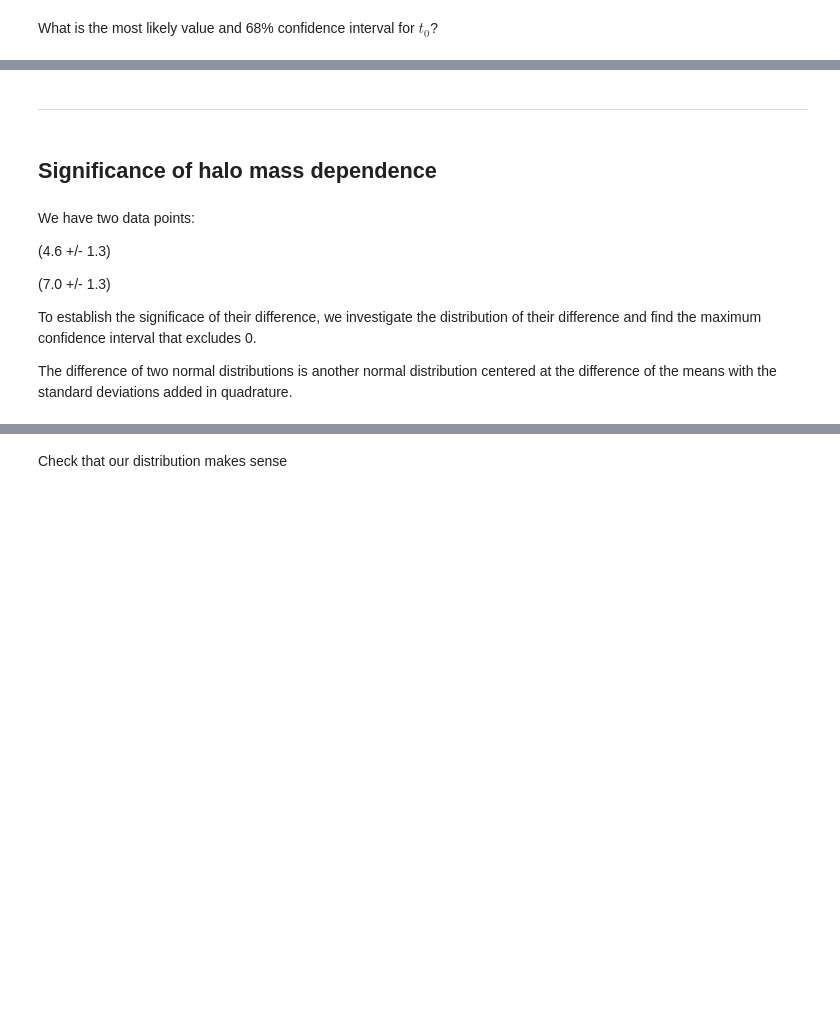
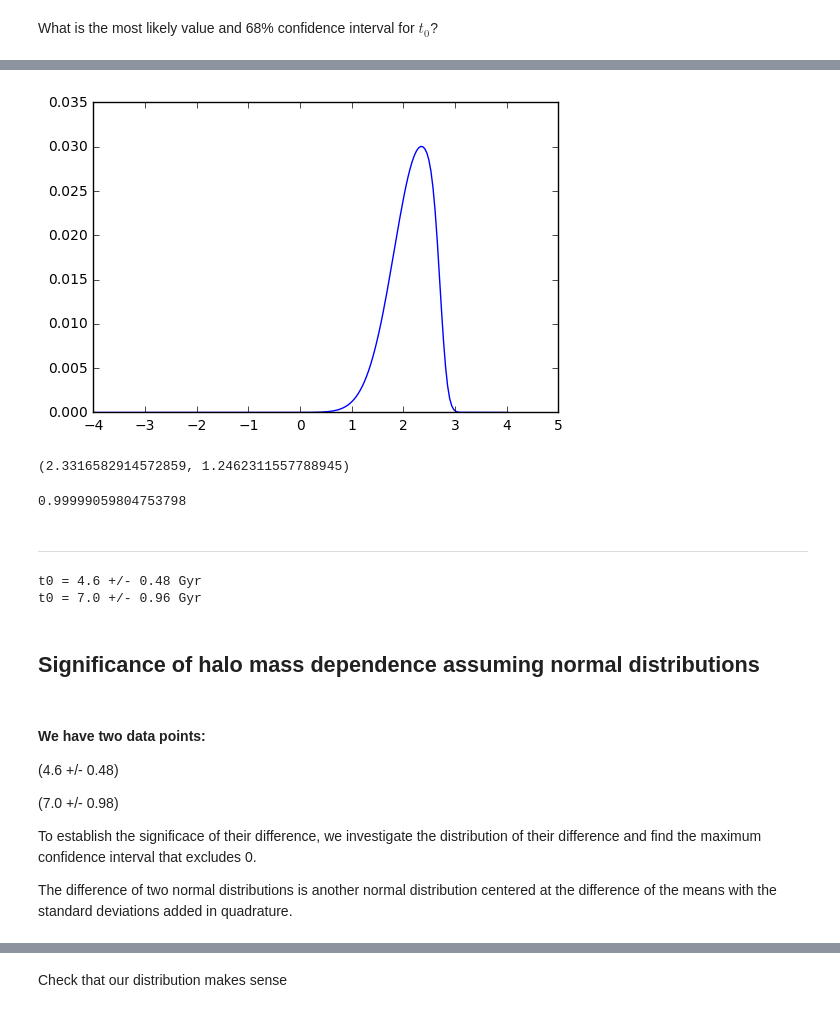
Before and after one commit to scrudgey/tq-bayes, a Jupyter notebook: halo mass dependence significance calculation.ipynb, the cells around one changed output, grey strips where cells are left out. Saved outputs shown, nothing was run; the diff lists cells and outputs as text; code cells hidden in the pictures; blank space fills up the shorter version.

```diff
--- a/halo mass dependence significance calculation.ipynb
+++ b/halo mass dependence significance calculation.ipynb
@@ -158,0 +144,21 @@ interval(ptg, t)
+# %%
+
+
+def conf_interval(prob, x, lev=0.68):
+    sprob = np.sort(prob)[::-1]
+    prob_inds = prob.argsort()
+    i = prob_inds[::-1]
+    xs = x[i]
+    delt = 0
+    while sum(sprob[0:delt]) < .68:
+        delt += 1
+    high = max(xs[delt], xs[delt-1])
+    low = min(xs[delt], xs[delt-1])
+    return xs[0], high-low
+
+def interval(prob, x):
+    mu, e = conf_interval(prob, x)
+    print 't0 = {:.2} +/- {:.2} Gyr'.format(mu, e)
+
+interval(ptc, t)
+interval(ptg, t)
@@ -159,13 +176,46 @@ interval(ptg, t)
+# %%
+delta_i = range(-100, 100)
+delta_t = np.zeros(len(delta_i))
+for i, delta_index in enumerate(delta_i):
+    delta_t[i] = t[100]-t[100+delta_index]
+
+p_delta_t = np.zeros(len(delta_i))
+for ii, d_i in enumerate(delta_i):
+    if d_i <= 0:
+        for i in range(0, 200+d_i):
+            j = i - d_i
+            p_delta_t[ii] += ptg[i]*ptc[i+d_i]
+    else:
+        for i in range(0, 200-d_i):
+            j = i + d_i
+            p_delta_t[ii] += ptg[i]*ptc[i+d_i]
+plt.plot(delta_t, p_delta_t)
+plt.show()
+conf_interval(p_delta_t, delta_t)
+# %% [output]
+[figure, added]
+(2.3316582914572859, 1.2462311557788945)
+# %%
+p_delta_t = p_delta_t / sum(p_delta_t)
+sum(p_delta_t[p_delta_t>p_delta_t[100]])
+# %% [output]
+0.99999059804753798
 # %% [markdown]
 ---
+# %%
+interval(ptc, t)
+interval(ptg, t)
+# %% [output]
+t0 = 4.6 +/- 0.48 Gyr
+t0 = 7.0 +/- 0.96 Gyr
 # %% [markdown]
-## Significance of halo mass dependence
+## Significance of halo mass dependence assuming normal distributions
 # %% [markdown]
-We have two data points:
+#### We have two data points:
 
-(4.6 +/- 1.3)
+(4.6 +/- 0.48)
 
-(7.0 +/- 1.3)
+(7.0 +/- 0.98)
 
 To establish the significace of their difference, we investigate the distribution of their difference and find the maximum confidence interval that excludes 0.
 
```
Also changed, not shown: parts of 19 cells of this notebook.
